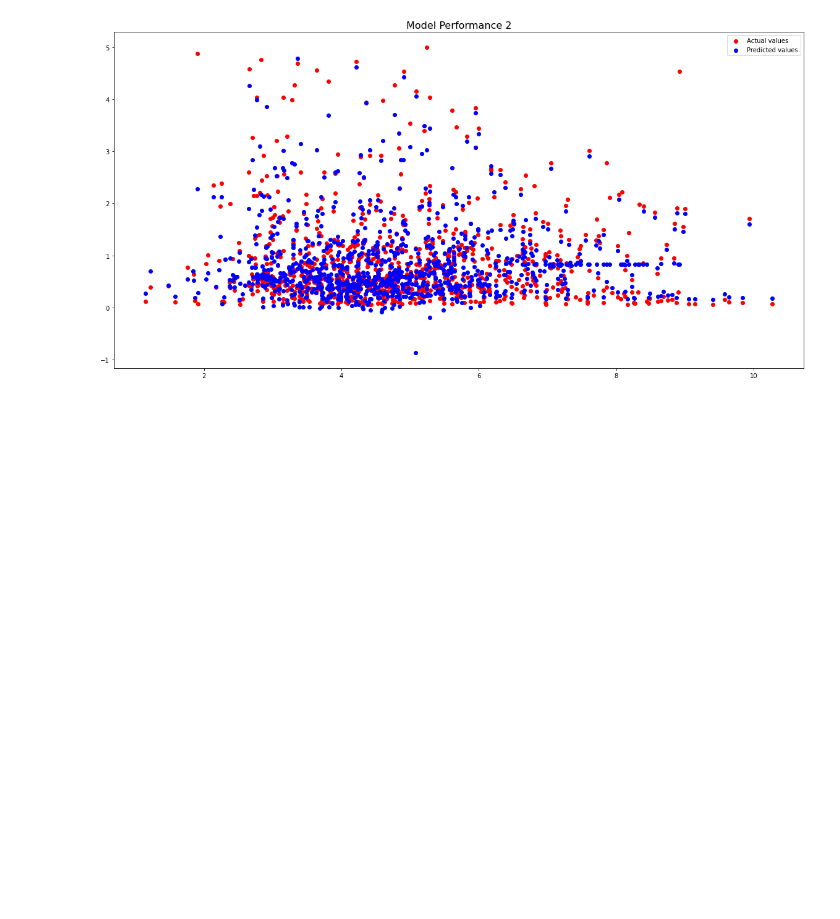
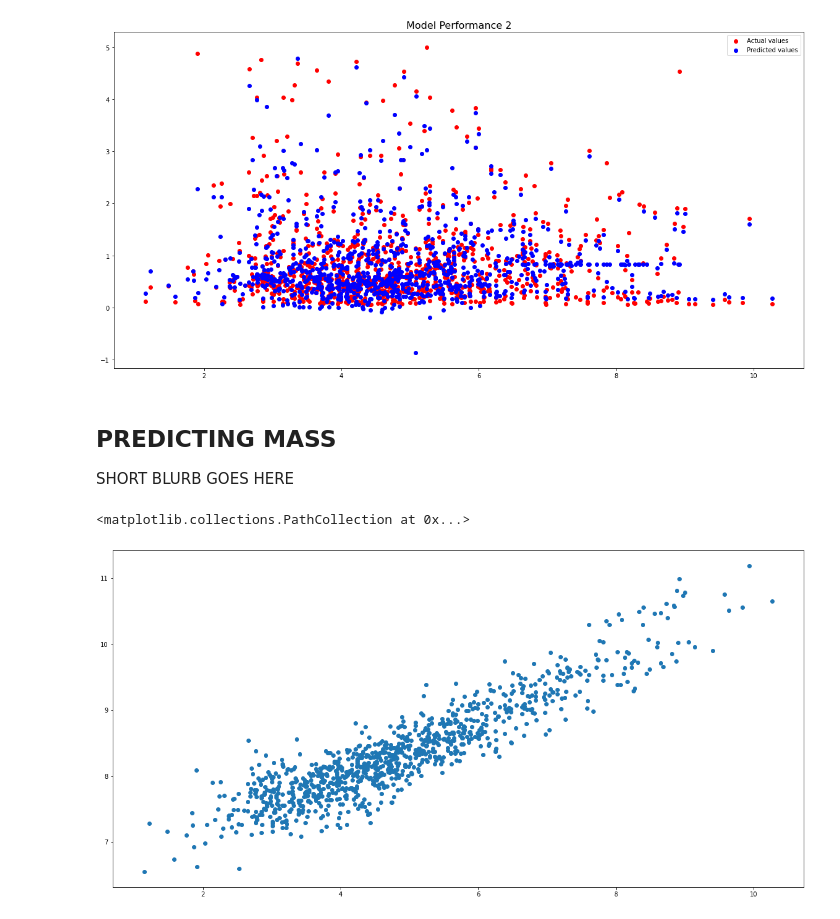
Before and after one commit to nathanaelg16/PHYS3600ID_Final_Project, a Jupyter notebook: Final Project.ipynb, the cells around one changed output. Cells and saved outputs as stored; diff of their text form; code cells hidden in the pictures; blank space fills up the shorter version.

```diff
--- a/Final Project.ipynb
+++ b/Final Project.ipynb
@@ -134,3 +143,19 @@ ax.set_title("Model Performance 2", fontsize=16)
 fig.savefig("model_perfomance2", dpi=300)
 # %% [output]
 [figure]
+# %% [markdown]
+## PREDICTING MASS
+
+SHORT BLURB GOES HERE
+# %%
+# TODO: LABEL GRAPH
+mass = galaxy_properties['mass']
+
+X = np.empty(len(spectra))
+for i in range(len(spectra)):
+    X[i] = np.log(np.sum(spectra.loc[i]))
+
+plt.scatter(X, mass)
+# %% [output]
+<matplotlib.collections.PathCollection at 0x...>
+[figure, added]
```
Also changed, not shown: parts of 5 cells of this notebook, 3 other files.
